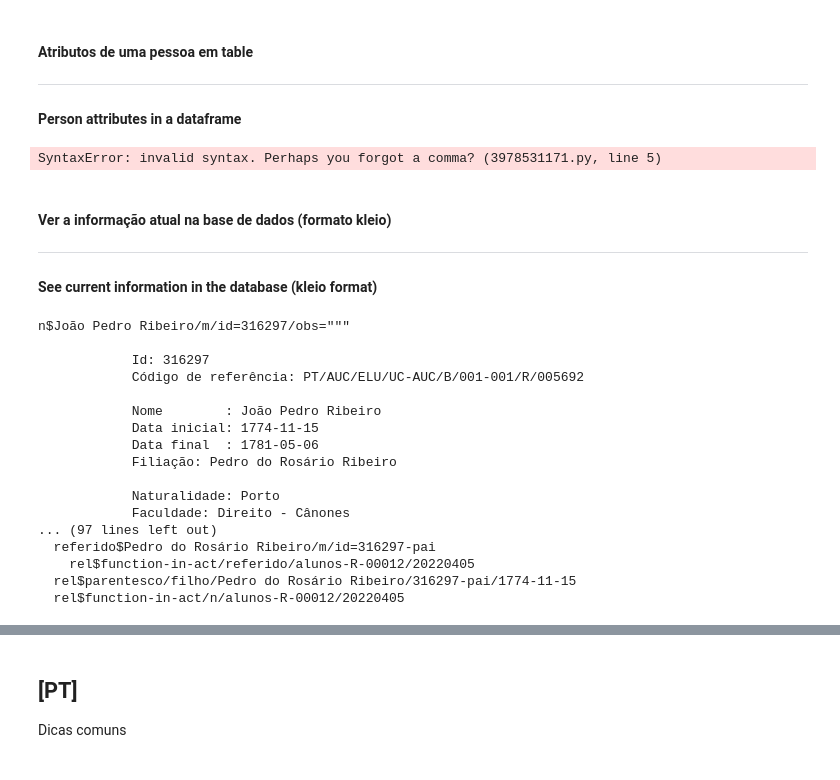
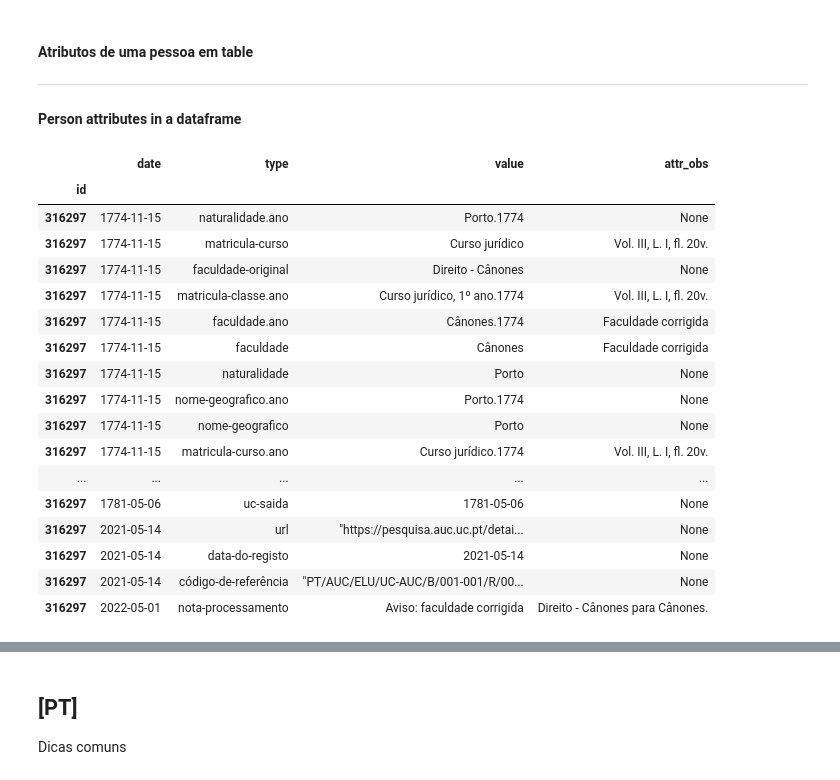
Before and after one commit to joaquimrcarvalho/fauc1537-1919, a Jupyter notebook: notebooks/999-notebook_template.ipynb, the cells around one changed output, grey strips where cells are left out. Saved outputs shown, nothing was run; the diff lists cells and outputs as text; code cells hidden in the pictures.

```diff
--- a/notebooks/999-notebook_template.ipynb
+++ b/notebooks/999-notebook_template.ipynb
@@ -268,41 +274,33 @@ df_totals.head(10)
 ---
 
 #### Person attributes in a dataframe
-# %%
-from timelinknb.pandas import display_group_attributes as pinfo
-
-id = '316297'
-
-pinfo([id], header_cols=['uc-entrada','uc-saida'], category='the_type')
-# %% [output]
-SyntaxError: invalid syntax. Perhaps you forgot a comma? (3978531171.py, line 5)
-# %% [markdown]
-#### Ver a informação atual na base de dados (formato kleio)
-
----
-
-#### See current information in the database (kleio format)
-# %%
-from timelinknb import pperson
-
-id = '316297'
-
-pperson(id)
-# %% [output]
-n$João Pedro Ribeiro/m/id=316297/obs="""
-
-            Id: 316297
-            Código de referência: PT/AUC/ELU/UC-AUC/B/001-001/R/005692
-
-            Nome        : João Pedro Ribeiro
-            Data inicial: 1774-11-15
-            Data final  : 1781-05-06
-            Filiação: Pedro do Rosário Ribeiro
-
-            Naturalidade: Porto
-            Faculdade: Direito - Cânones
-... (97 lines left out)
-  referido$Pedro do Rosário Ribeiro/m/id=316297-pai
-    rel$function-in-act/referido/alunos-R-00012/20220405
-  rel$parentesco/filho/Pedro do Rosário Ribeiro/316297-pai/1774-11-15
-  rel$function-in-act/n/alunos-R-00012/20220405
+# %%
+import pandas as pd
+
+pd.set_option('display.max_rows',1000)
+
+from timelinknb.pandas import group_attributes as person_attributes
+
+id = '316297'
+
+pdf = person_attributes([id])
+pdf[['date','type','value','attr_obs']].sort_values('date')
+# %% [output]
+|  | date | type | value | attr_obs |
+| id |  |  |  |  |
+| 316297 | 1774-11-15 | naturalidade.ano | Porto.1774 | None |
+| 316297 | 1774-11-15 | matricula-curso | Curso jurídico | Vol. III, L. I, fl. 20v. |
+| 316297 | 1774-11-15 | faculdade-original | Direito - Cânones | None |
+| 316297 | 1774-11-15 | matricula-classe.ano | Curso jurídico, 1º ano.1774 | Vol. III, L. I, fl. 20v. |
+| 316297 | 1774-11-15 | faculdade.ano | Cânones.1774 | Faculdade corrigida |
+| 316297 | 1774-11-15 | faculdade | Cânones | Faculdade corrigida |
+| 316297 | 1774-11-15 | naturalidade | Porto | None |
+| 316297 | 1774-11-15 | nome-geografico.ano | Porto.1774 | None |
+| 316297 | 1774-11-15 | nome-geografico | Porto | None |
+| 316297 | 1774-11-15 | matricula-curso.ano | Curso jurídico.1774 | Vol. III, L. I, fl. 20v. |
+| ... | ... | ... | ... | ... |
+| 316297 | 1781-05-06 | uc-saida | 1781-05-06 | None |
+| 316297 | 2021-05-14 | url | "https://pesquisa.auc.uc.pt/detai... | None |
+| 316297 | 2021-05-14 | data-do-registo | 2021-05-14 | None |
+| 316297 | 2021-05-14 | código-de-referência | "PT/AUC/ELU/UC-AUC/B/001-001/R/00... | None |
+| 316297 | 2022-05-01 | nota-processamento | Aviso: faculdade corrigida | Direito - Cânones para Cânones. |
```
Also changed, not shown: parts of 5 cells of this notebook, 4 other files.
